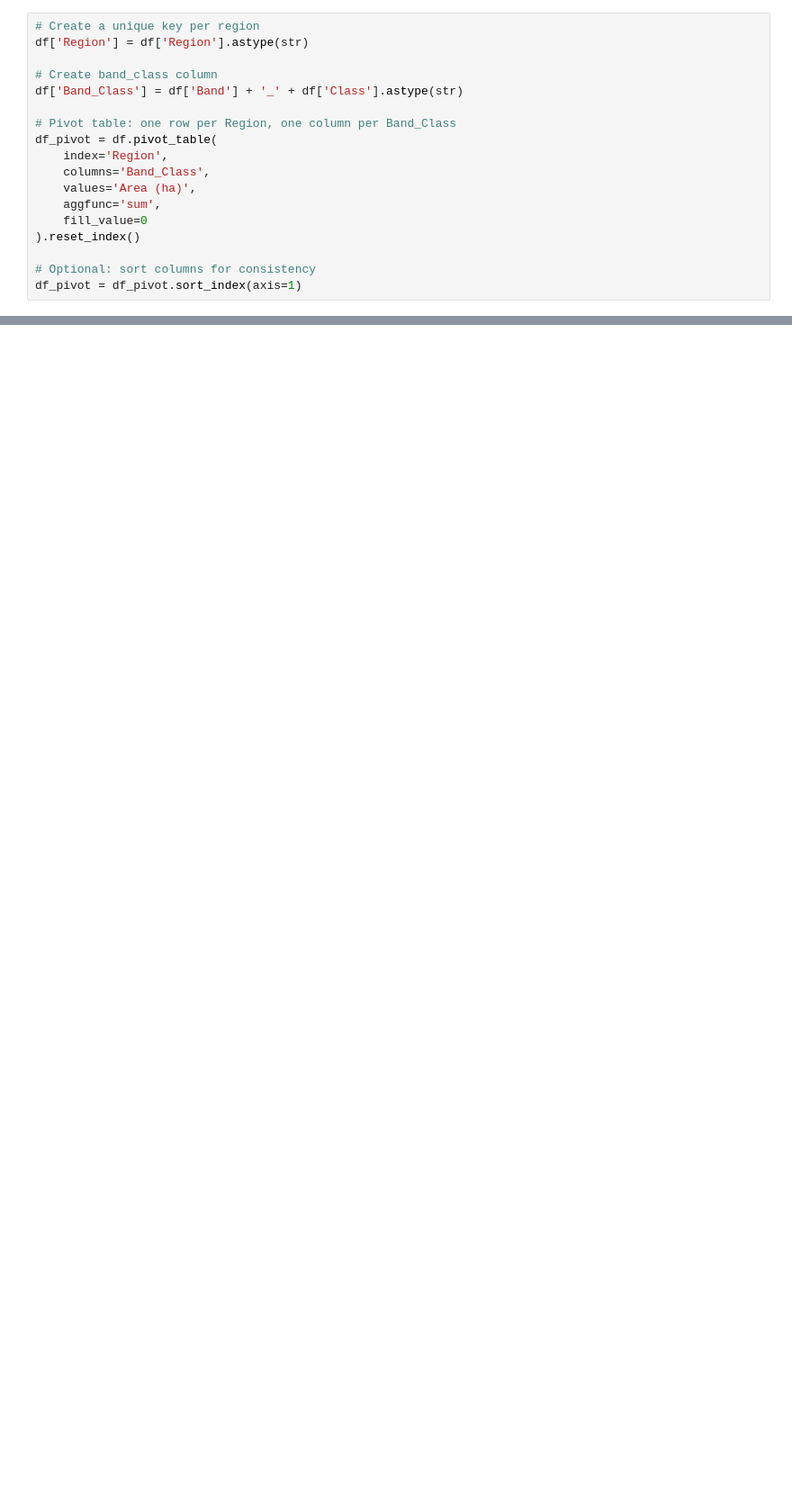
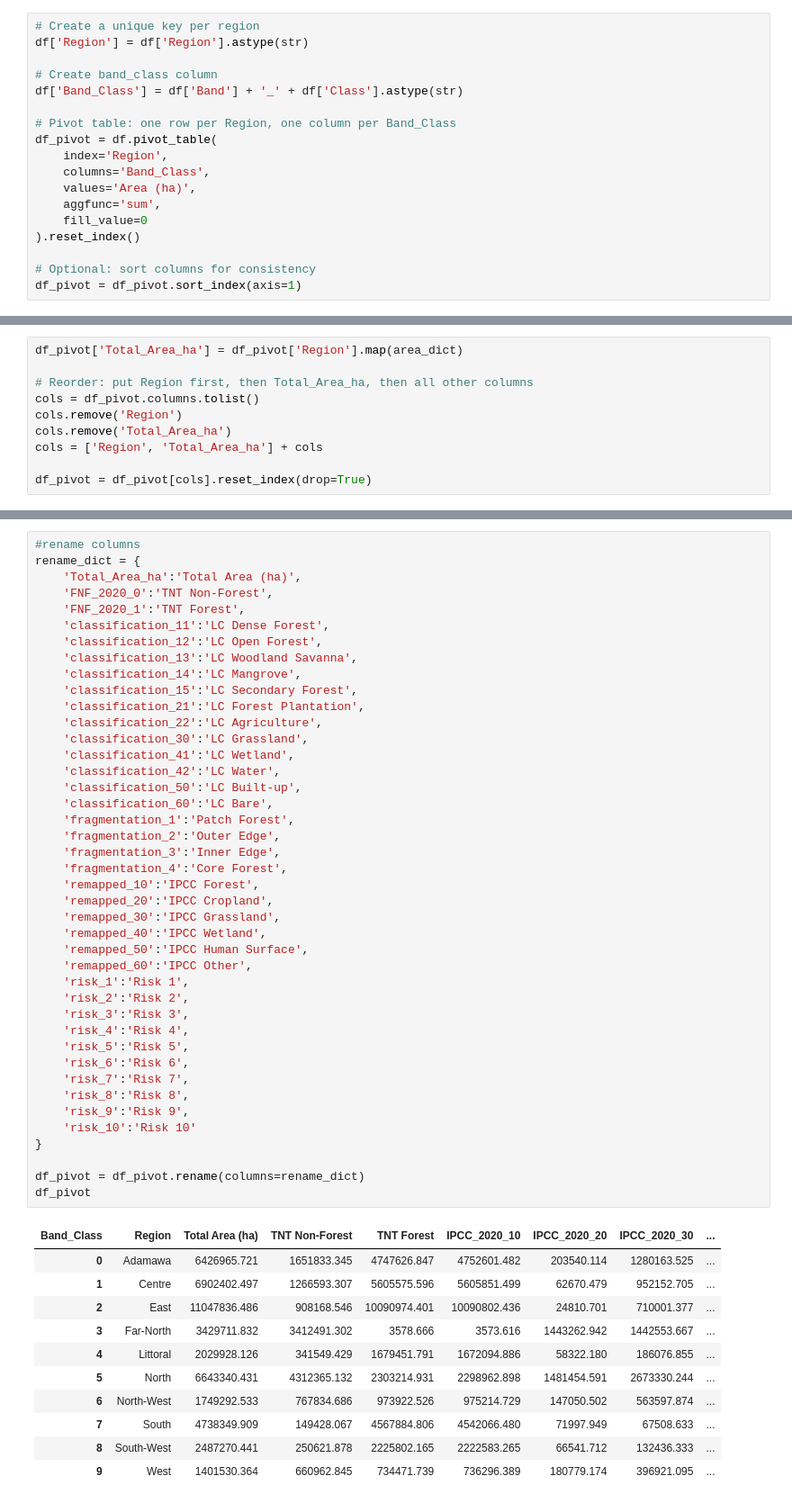
Before and after one commit to aurelgrooves/cocoa-CMR, a Jupyter notebook: LC_accuracy/4. Get map areas.ipynb, the cells around one changed output, grey strips where cells are left out. Shown at 90% size. Saved outputs shown, nothing was run; the diff lists cells and outputs as text; blank space fills up the shorter version.

```diff
--- a/LC_accuracy/4. Get map areas.ipynb
+++ b/LC_accuracy/4. Get map areas.ipynb
@@ -163 +172,11 @@ df_pivot
 10 rows × 35 columns
+# %%
+df_pivot['Total_Area_ha'] = df_pivot['Region'].map(area_dict)
+
+# Reorder: put Region first, then Total_Area_ha, then all other columns
+cols = df_pivot.columns.tolist()
+cols.remove('Region')
+cols.remove('Total_Area_ha')
+cols = ['Region', 'Total_Area_ha'] + cols
+
+df_pivot = df_pivot[cols].reset_index(drop=True)
@@ -163,0 +187,54 @@ df_pivot
+# %%
+#rename columns
+rename_dict = {
+    'Total_Area_ha':'Total Area (ha)',
+    'FNF_2020_0':'TNT Non-Forest',
+    'FNF_2020_1':'TNT Forest',
+    'classification_11':'LC Dense Forest',
+    'classification_12':'LC Open Forest',
+    'classification_13':'LC Woodland Savanna',
+    'classification_14':'LC Mangrove',
+    'classification_15':'LC Secondary Forest',
+    'classification_21':'LC Forest Plantation',
+    'classification_22':'LC Agriculture',
+    'classification_30':'LC Grassland',
+    'classification_41':'LC Wetland',
+    'classification_42':'LC Water',
+    'classification_50':'LC Built-up',
+    'classification_60':'LC Bare',
+    'fragmentation_1':'Patch Forest',
+    'fragmentation_2':'Outer Edge',
+    'fragmentation_3':'Inner Edge',
+    'fragmentation_4':'Core Forest',
+    'remapped_10':'IPCC Forest',
+    'remapped_20':'IPCC Cropland',
+    'remapped_30':'IPCC Grassland',
+    'remapped_40':'IPCC Wetland',
+    'remapped_50':'IPCC Human Surface',
+    'remapped_60':'IPCC Other',
+    'risk_1':'Risk 1',
+    'risk_2':'Risk 2',
+    'risk_3':'Risk 3',
+    'risk_4':'Risk 4',
+    'risk_5':'Risk 5',
+    'risk_6':'Risk 6',
+    'risk_7':'Risk 7',
+    'risk_8':'Risk 8',
+    'risk_9':'Risk 9',
+    'risk_10':'Risk 10'
+}
+
+df_pivot = df_pivot.rename(columns=rename_dict)
+df_pivot
+# %% [output]
+| Band_Class | Region | Total Area (ha) | TNT Non-Forest | TNT Forest | IPCC_2020_10 | IPCC_2020_20 | IPCC_2020_30 | ... |
+| 0 | Adamawa | 6426965.721 | 1651833.345 | 4747626.847 | 4752601.482 | 203540.114 | 1280163.525 | ... |
+| 1 | Centre | 6902402.497 | 1266593.307 | 5605575.596 | 5605851.499 | 62670.479 | 952152.705 | ... |
+| 2 | East | 11047836.486 | 908168.546 | 10090974.401 | 10090802.436 | 24810.701 | 710001.377 | ... |
+| 3 | Far-North | 3429711.832 | 3412491.302 | 3578.666 | 3573.616 | 1443262.942 | 1442553.667 | ... |
+| 4 | Littoral | 2029928.126 | 341549.429 | 1679451.791 | 1672094.886 | 58322.180 | 186076.855 | ... |
+| 5 | North | 6643340.431 | 4312365.132 | 2303214.931 | 2298962.898 | 1481454.591 | 2673330.244 | ... |
+| 6 | North-West | 1749292.533 | 767834.686 | 973922.526 | 975214.729 | 147050.502 | 563597.874 | ... |
+| 7 | South | 4738349.909 | 149428.067 | 4567884.806 | 4542066.480 | 71997.949 | 67508.633 | ... |
+| 8 | South-West | 2487270.441 | 250621.878 | 2225802.165 | 2222583.265 | 66541.712 | 132436.333 | ... |
+| 9 | West | 1401530.364 | 660962.845 | 734471.739 | 736296.389 | 180779.174 | 396921.095 | ... |
```
Also changed, not shown: parts of 11 cells of this notebook.
